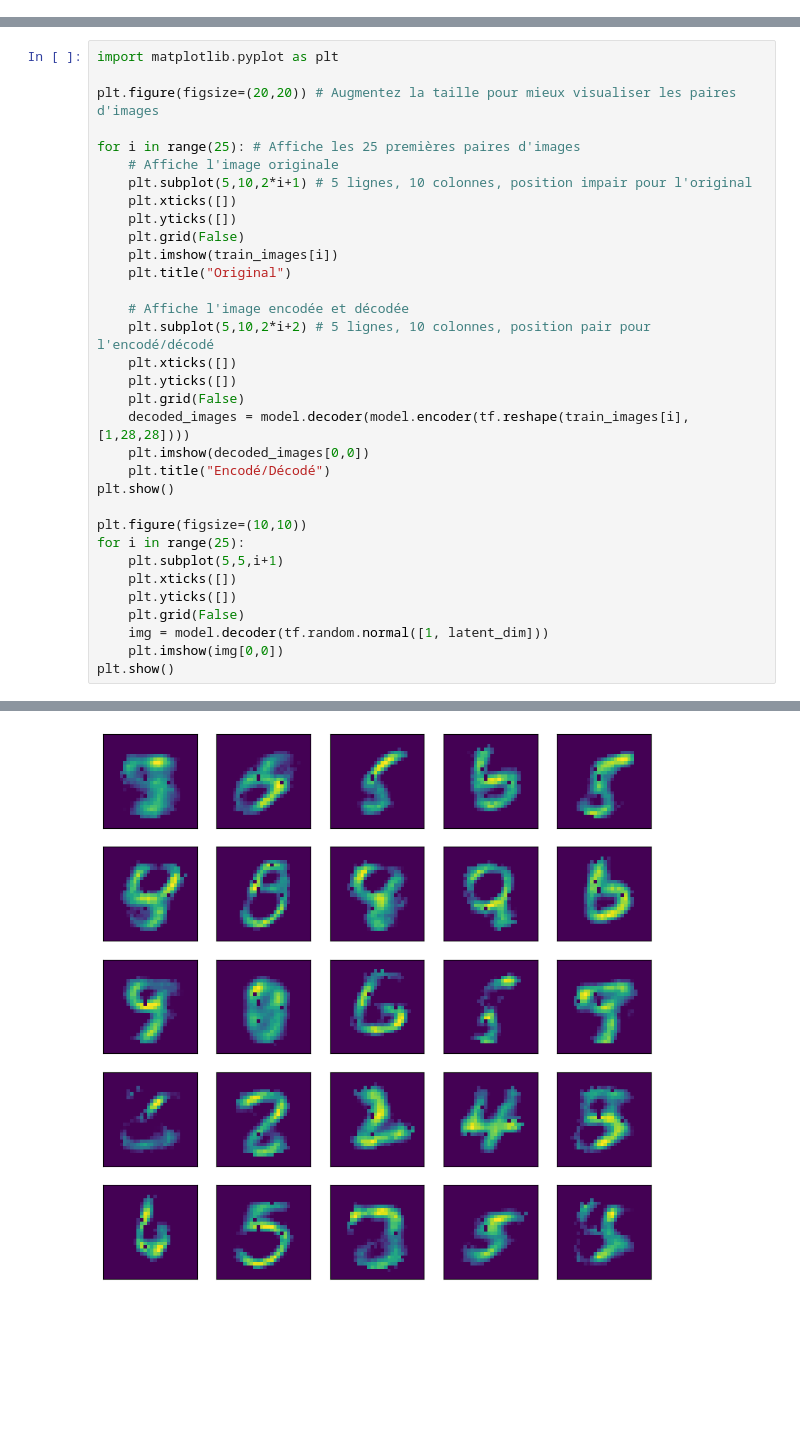
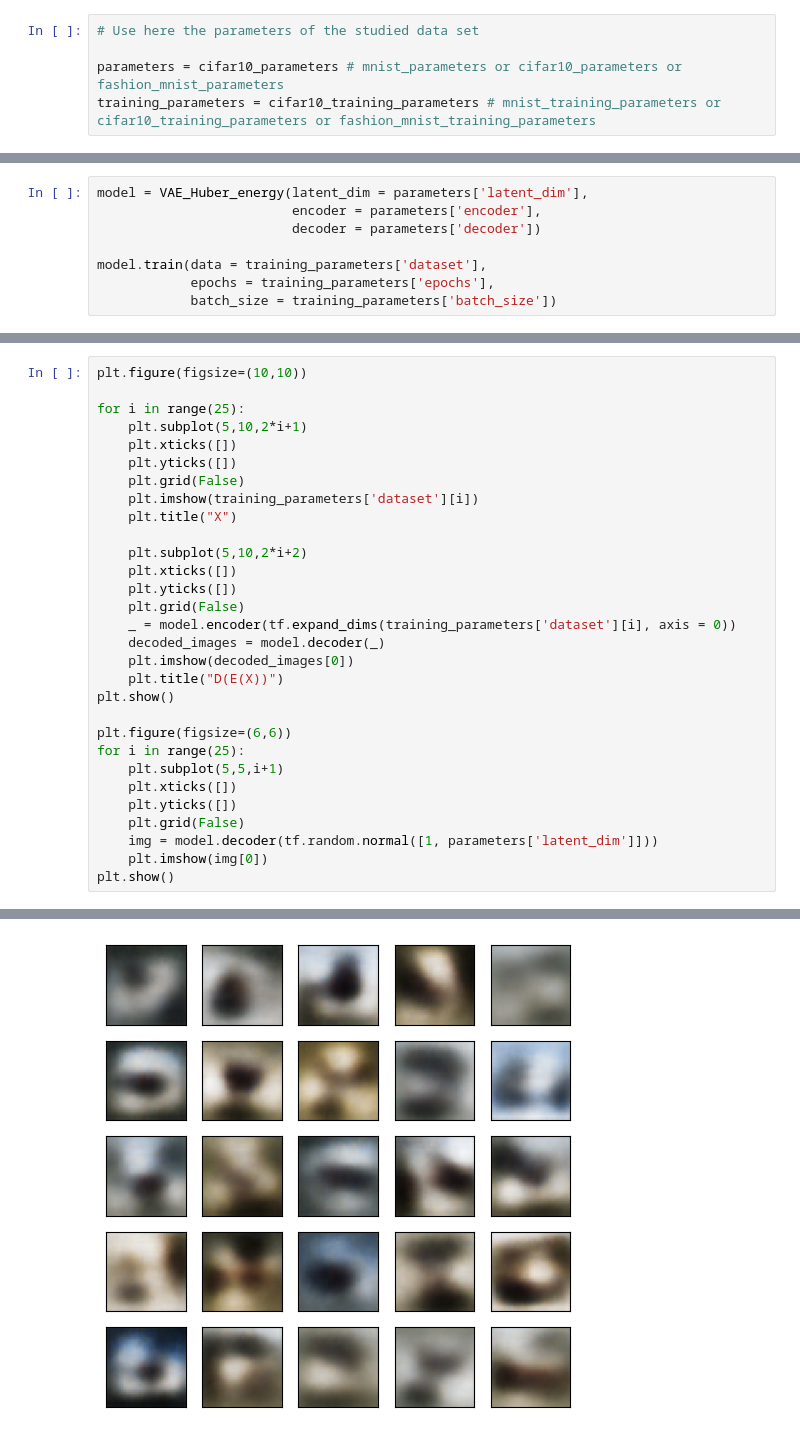
Before and after one commit to gregoiremrr/Huber_energy_VAE, a Jupyter notebook: main.ipynb, the cells around one changed output, grey strips where cells are left out. Saved outputs shown, nothing was run; the diff lists cells and outputs as text; blank space fills up the shorter version.

```diff
--- a/main.ipynb
+++ b/main.ipynb
@@ -17,3 +109,8 @@ True
+# %%
+# Use here the parameters of the studied data set
+
+parameters = cifar10_parameters # mnist_parameters or cifar10_parameters or fashion_mnist_parameters
+training_parameters = cifar10_training_parameters # mnist_training_parameters or cifar10_training_parameters or fashion_mnist_training_parameters
 # %%
 class VAE_Huber_energy:
 
@@ -162,0 +210,8 @@ Epoch 120, Reconstruction Error: 32.7128791809082, RS Distance: 0.03315901756286
+# %%
+model = VAE_Huber_energy(latent_dim = parameters['latent_dim'],
+                         encoder = parameters['encoder'],
+                         decoder = parameters['decoder'])
+
+model.train(data = training_parameters['dataset'],
+            epochs = training_parameters['epochs'],
+            batch_size = training_parameters['batch_size'])
@@ -163,34 +220,31 @@ Epoch 120, Reconstruction Error: 32.7128791809082, RS Distance: 0.03315901756286
 # %%
-import matplotlib.pyplot as plt
+plt.figure(figsize=(10,10))
 
-plt.figure(figsize=(20,20)) # Augmentez la taille pour mieux visualiser les paires d'images
-
-for i in range(25): # Affiche les 25 premières paires d'images
-    # Affiche l'image originale
-    plt.subplot(5,10,2*i+1) # 5 lignes, 10 colonnes, position impair pour l'original
+for i in range(25):
+    plt.subplot(5,10,2*i+1)
     plt.xticks([])
     plt.yticks([])
     plt.grid(False)
-    plt.imshow(train_images[i])
-    plt.title("Original")
+    plt.imshow(training_parameters['dataset'][i])
+    plt.title("X")
 
-    # Affiche l'image encodée et décodée
-    plt.subplot(5,10,2*i+2) # 5 lignes, 10 colonnes, position pair pour l'encodé/décodé
+    plt.subplot(5,10,2*i+2)
     plt.xticks([])
     plt.yticks([])
     plt.grid(False)
-    decoded_images = model.decoder(model.encoder(tf.reshape(train_images[i],[1,28,28])))
-    plt.imshow(decoded_images[0,0])
-    plt.title("Encodé/Décodé")
+    _ = model.encoder(tf.expand_dims(training_parameters['dataset'][i], axis = 0))
+    decoded_images = model.decoder(_)
+    plt.imshow(decoded_images[0])
+    plt.title("D(E(X))")
 plt.show()
 
-plt.figure(figsize=(10,10))
+plt.figure(figsize=(6,6))
 for i in range(25):
     plt.subplot(5,5,i+1)
     plt.xticks([])
     plt.yticks([])
     plt.grid(False)
-    img = model.decoder(tf.random.normal([1, latent_dim]))
-    plt.imshow(img[0,0])
+    img = model.decoder(tf.random.normal([1, parameters['latent_dim']]))
+    plt.imshow(img[0])
 plt.show()
 # %% [output]
@@ -198,2 +252,2 @@ plt.show()
-[figure, old version]
+[figure, new version]
 # %%
```
Also changed, not shown: parts of 11 cells of this notebook.
